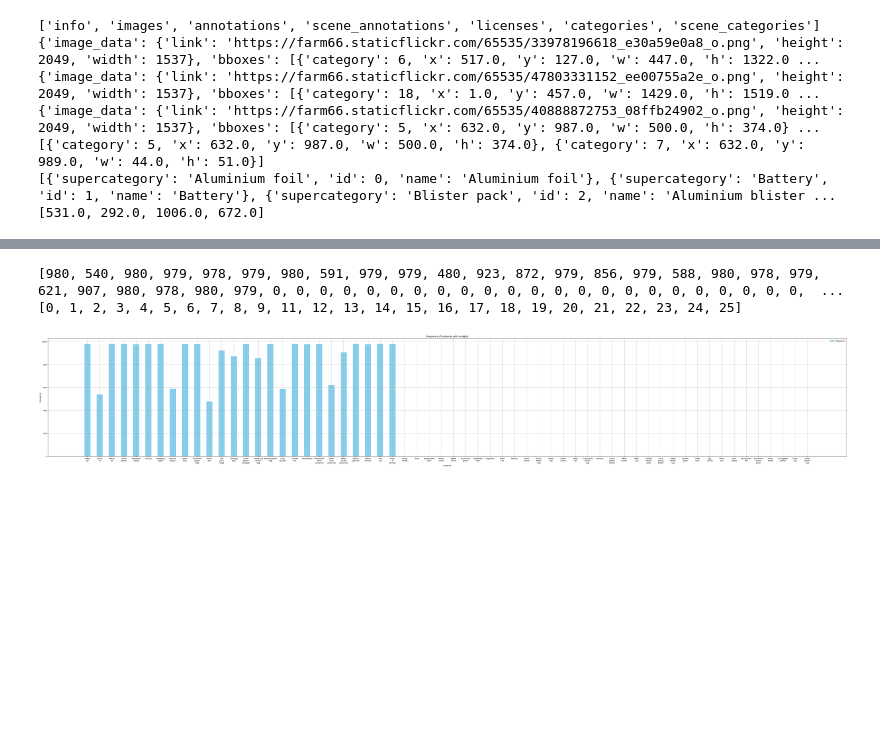
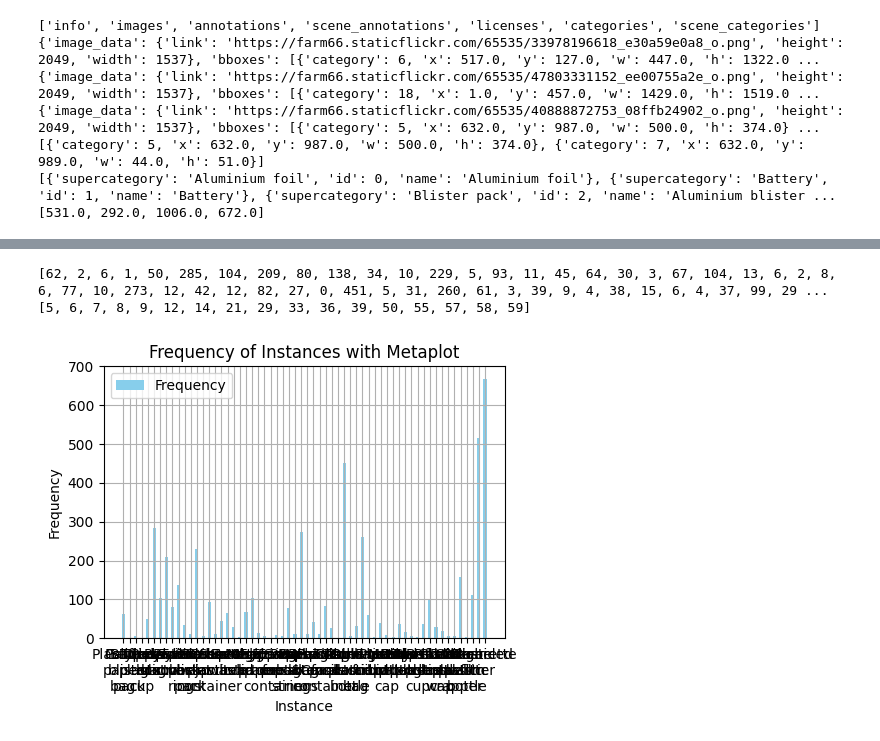
Before and after one commit to vlad-pro-coder/GarbageDetector, a Jupyter notebook: TrashDetector.ipynb, the cells around one changed output, grey strips where cells are left out. Saved outputs shown, nothing was run; the diff lists cells and outputs as text; code cells hidden in the pictures; blank space fills up the shorter version.

Commit message:
data to plot

```diff
--- a/TrashDetector.ipynb
+++ b/TrashDetector.ipynb
@@ -534,7 +520,7 @@ def yolo_loss_single_head(y_true, y_pred,
         for i in tf.range(tf.shape(true_boxes)[0]):
             preds = normalized_pred[b, x_cell[i], y_cell[i], :, :4]
             ious = iou_vectorized(tf.expand_dims(normalized_true_BB[i], 0), preds)  # (NUM_ANCHORS,)
-            ious = tf.squeeze(ious, axis=0)
+            ious = tf.squeeze(ious, axis=0) if tf.shape(ious)[0] == 1 else ious
 
             best_ind = tf.argmax(ious, axis=-1)
             best_ind = tf.cast(best_ind, tf.int32)
@@ -556,7 +542,7 @@ def yolo_loss_single_head(y_true, y_pred,
             true_box = tf.expand_dims(true_boxes[i,:4],axis=0)
 
             ious = iou_vectorized(true_box, pred_boxes_flat)  # output shape (1, res*res*NUM_ANCHORS)
-            ious = tf.squeeze(ious, axis=0)  # shape (res*res*NUM_ANCHORS)
+            ious = tf.squeeze(ious, axis=0) if tf.shape(ious)[0] == 1 else ious  # shape (res*res*NUM_ANCHORS)
 
             #tf.print("ious")
             #tf.print(tf.reshape(ious,[resolution,resolution,NUM_ANCHORS]),summarize = -1)
@@ -570,10 +556,12 @@ def yolo_loss_single_head(y_true, y_pred,
             indices_to_zero.append(high_iou_indices)
 
         if len(indices_to_zero) > 0:
+
             all_indices = tf.concat([tf.cast(x, tf.int32) for x in indices_to_zero], axis=0)  # shape [num_updates, index_depth]
             # Create updates of the same length
             updates = tf.zeros((tf.shape(all_indices)[0],), dtype=tf.float32)
             # Scatter updates into mask_flat
+            mask_flat = tf.reshape(mask_flat, [-1])
             mask_flat = tf.tensor_scatter_nd_update(mask_flat, all_indices, updates)
 
         # Reshape back to original mask
@@ -839,6 +855,6 @@ class MAPCallback(tf.keras.callbacks.Callback):
 # %%
 #model = keras.models.load_model("./checkpoints/epoch_45.h5", custom_objects={"YOLOMultiHeadModel": YOLOMultiHeadModel})
-model.load_weights("./epoch_18.h5")
+model.load_weights("./checkpoints/epoch_06.h5")
 # %%
 # Suppose your custom YOLO model
 yolo_model = model  # YOLOMultiHeadModel instance
@@ -1295,7 +1268,7 @@ import matplotlib.pyplot as plt
 from PIL import Image, ImageOps
 
 # Input data
-data = official_data_formated[1]
+data = official_data_formated[200]
 print(data)
 
 # Target size
@@ -1351,18 +1331,20 @@ import copy as cp
 import random
 
 morethanlimit = []
-limit = 500
+limit = 39
 frequency = 60 * [0]
 filtered_official_formated = []
 skip_counter = 0
 
-for buc in official_data_formated + generated_official_formated + rotated_official_formated:
+for buc in official_data_formated:# + generated_official_formated + rotated_official_formated:
     for bbox in buc["bboxes"]:
         frequency[bbox["category"]]+=1
 
 for i in range(60):
     if limit <= frequency[i]:
         morethanlimit.append(i)
+
+print(len(morethanlimit))
 
 Reassigned_classes = {}
 for i in range(len(morethanlimit)):
@@ -1377,7 +1359,7 @@ def adaug_val(bboxes):
         tmp[bbox["category"]]+=1
 
     for i in range(len(tmp)):
-        if frequency_val[i] + tmp[i] > 20:
+        if frequency_val[i] + tmp[i] > 8:
             return False
 
     for i in range(len(tmp)):
@@ -1385,7 +1367,8 @@ def adaug_val(bboxes):
     return True
 
 random.seed(42)
-shuffled_data = generated_official_formated + official_data_formated + rotated_official_formated
+#shuffled_data = generated_official_formated + official_data_formated + rotated_official_formated
+shuffled_data = official_data_formated
 random.shuffle(shuffled_data)
 
 for data in shuffled_data:
@@ -1402,8 +1385,8 @@ for data in shuffled_data:
     else:
         filtered_official_formated.append(copy)
 
-filtered_official_formated = filtered_official_formated + mosaic_official_formated
-random.shuffle(filtered_official_formated)
+#filtered_official_formated = filtered_official_formated + mosaic_official_formated
+#random.shuffle(filtered_official_formated)
 
 print(len(filtered_official_formated))
 print(len(filtered_official_formated_val))
@@ -1897,9 +1881,9 @@ model.save("./best_without_metrics.h5")
 frequency = 60 * [0]
 categories = {}
 morethanlimit = []
-limit = 500
+limit = 80
 
-for dict in filtered_official_formated:
+for dict in official_data_formated:
     for bbox in dict["bboxes"]:
         frequency[bbox["category"]]+=1
 
@@ -1912,37 +1896,37 @@ print(morethanlimit)
 official_data["categories"]
 for dict in official_data["categories"]:
     categories[dict["name"]] = frequency[dict["id"]]
 
 
 # Process data:
 # - Replace spaces with \n to make each word appear on a new line
 # - Sort by frequency (ascending)
 sorted_items = sorted(categories.items(), key=lambda item: item[1])
 labels = [label.replace(' ', '\n') for label, _ in sorted_items]
 frequencies = [freq for _, freq in sorted_items]
 
 # Create spaced x locations
 x = np.arange(len(labels)) * 2  # Multiply to increase spacing between bars
 
 # Bar plot
-plt.figure(figsize=(60, 10))
+plt.figure(figsize=(5, 4))
 plt.bar(x, frequency, width=1.0, color='skyblue', label='Frequency')
 
 # Trend line (metaplot)
 
 # Ticks & labels
 plt.xticks(x, labels)
 plt.xlabel('Instance')
 plt.ylabel('Frequency')
 plt.title('Frequency of Instances with Metaplot')
 plt.legend()
 plt.grid(True)
 plt.tight_layout()
 plt.show()
 # %% [output]
-[980, 540, 980, 979, 978, 979, 980, 591, 979, 979, 480, 923, 872, 979, 856, 979, 588, 980, 978, 979, 621, 907, 980, 978, 980, 979, 0, 0, 0, 0, 0, 0, 0, 0, 0, 0, 0, 0, 0, 0, 0, 0, 0, 0, 0, 0, 0, 0, 0,  ...
-[0, 1, 2, 3, 4, 5, 6, 7, 8, 9, 11, 12, 13, 14, 15, 16, 17, 18, 19, 20, 21, 22, 23, 24, 25]
+[62, 2, 6, 1, 50, 285, 104, 209, 80, 138, 34, 10, 229, 5, 93, 11, 45, 64, 30, 3, 67, 104, 13, 6, 2, 8, 6, 77, 10, 273, 12, 42, 12, 82, 27, 0, 451, 5, 31, 260, 61, 3, 39, 9, 4, 38, 15, 6, 4, 37, 99, 29 ...
+[5, 6, 7, 8, 9, 12, 14, 21, 29, 33, 36, 39, 50, 55, 57, 58, 59]
-[figure, old version]
+[figure, new version]
 # %%
 categories
 # %%
```
Also changed, not shown: parts of 19 cells of this notebook, 6 other files.
